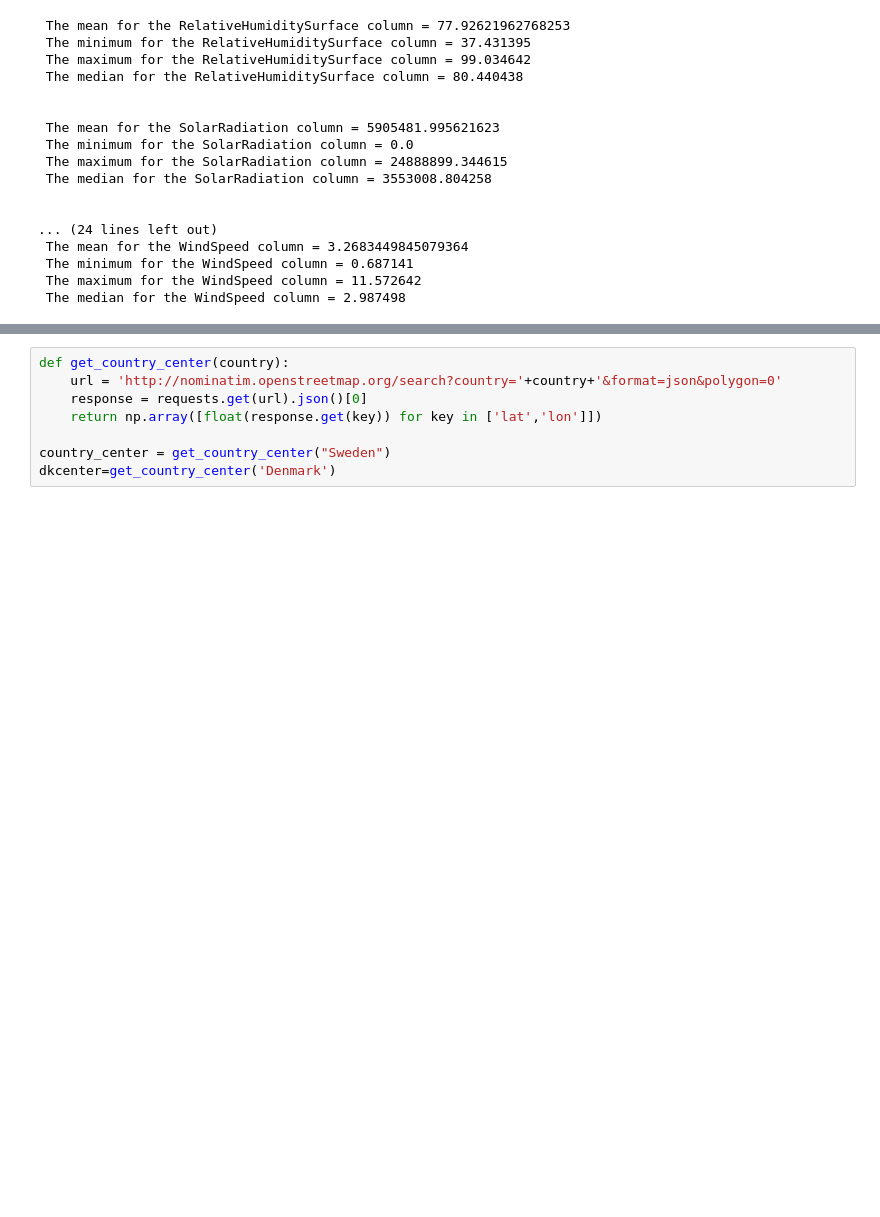
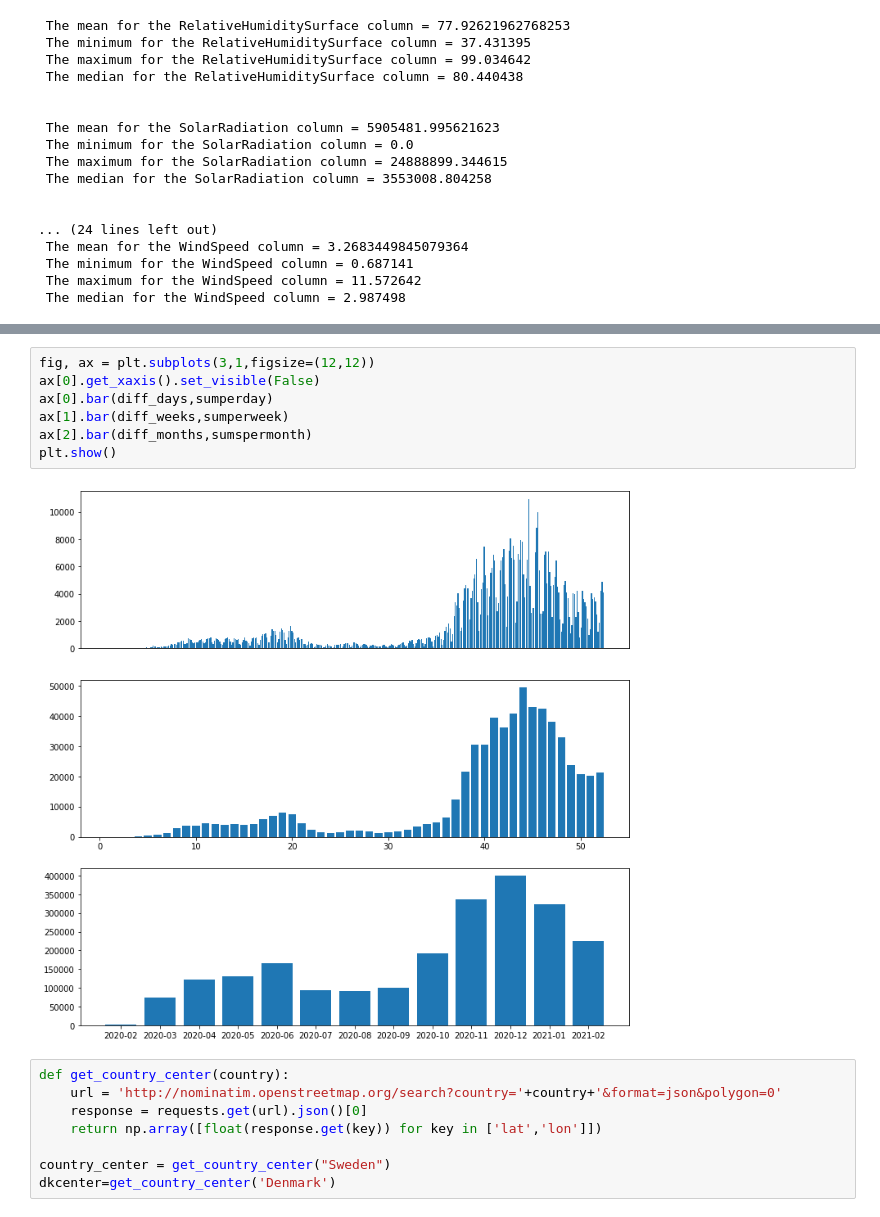
Before and after one commit to Ivpe1975/fyp2021p02g07, a Jupyter notebook: notebooks/DataAnalysis.ipynb, the cells around one changed output, grey strips where cells are left out. Drawn from its saved outputs; the diff is of its cells as text; blank space fills up the shorter version.

Commit message:
made barcharts for days/weeks/months

```diff
--- a/notebooks/DataAnalysis.ipynb
+++ b/notebooks/DataAnalysis.ipynb
@@ -267,3 +315,12 @@ weather_by_region
+# %%
+fig, ax = plt.subplots(3,1,figsize=(12,12))
+ax[0].get_xaxis().set_visible(False)
+ax[0].bar(diff_days,sumperday)
+ax[1].bar(diff_weeks,sumperweek)
+ax[2].bar(diff_months,sumspermonth)
+plt.show()
+# %% [output]
+[figure, added]
 # %%
 def get_country_center(country):
     url = 'http://nominatim.openstreetmap.org/search?country='+country+'&format=json&polygon=0'
```
Also changed, not shown: parts of 6 cells of this notebook.
